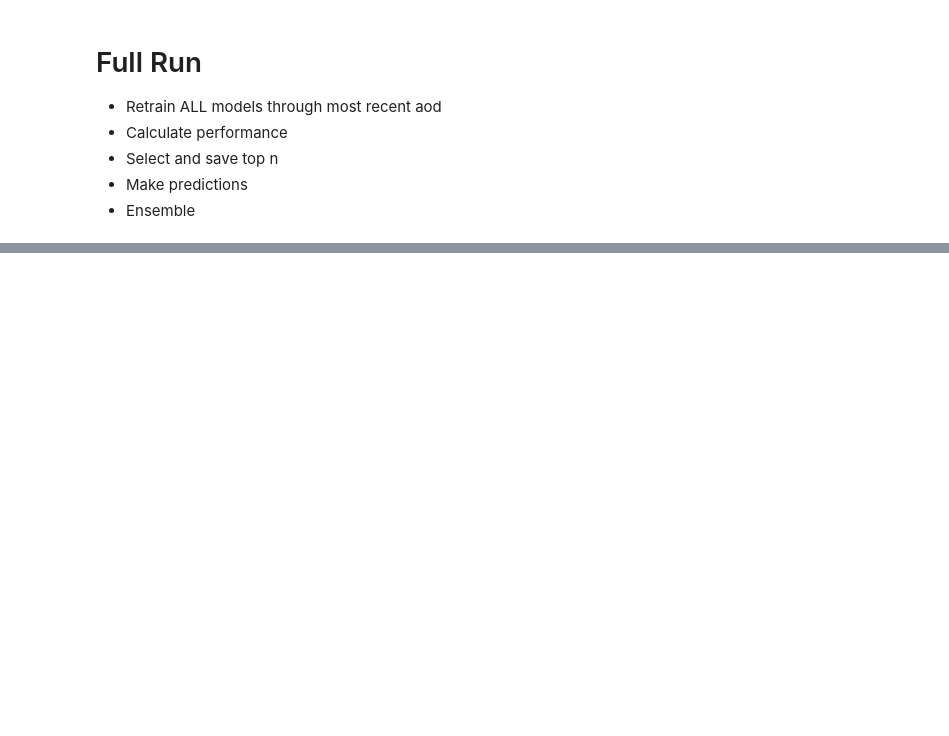
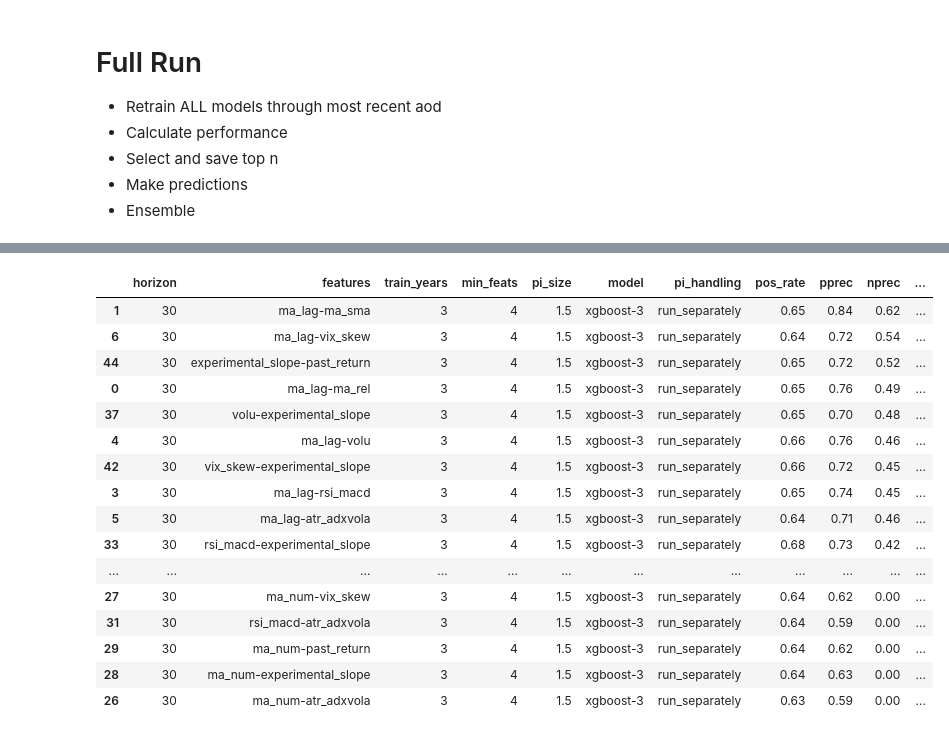
Before and after one commit to bchase17/Stocks, a Jupyter notebook: deployment.ipynb, the cells around one changed output, grey strips where cells are left out. Saved outputs shown, nothing was run; the diff lists cells and outputs as text; code cells hidden in the pictures; blank space fills up the shorter version.

```diff
--- a/deployment.ipynb
+++ b/deployment.ipynb
@@ -371,0 +374,23 @@ Running new predictions for horizon 30 | run_separately
+# %%
+composite_score['pos_edge'] = (composite_score['pprec'] - composite_score['pos_rate']).round(2)
+composite_score['neg_edge'] = (composite_score['nprec'] - (1 - composite_score['pos_rate'])).round(2)
+
+composite_score[grain_cols + ['pos_rate', 'pprec', 'nprec', 'pos_edge', 'neg_edge']].sort_values(by='neg_edge', ascending=False)
+# %% [output]
+|  | horizon | features | train_years | min_feats | pi_size | model | pi_handling | pos_rate | pprec | nprec | ... |
+| 1 | 30 | ma_lag-ma_sma | 3 | 4 | 1.5 | xgboost-3 | run_separately | 0.65 | 0.84 | 0.62 | ... |
+| 6 | 30 | ma_lag-vix_skew | 3 | 4 | 1.5 | xgboost-3 | run_separately | 0.64 | 0.72 | 0.54 | ... |
+| 44 | 30 | experimental_slope-past_return | 3 | 4 | 1.5 | xgboost-3 | run_separately | 0.65 | 0.72 | 0.52 | ... |
+| 0 | 30 | ma_lag-ma_rel | 3 | 4 | 1.5 | xgboost-3 | run_separately | 0.65 | 0.76 | 0.49 | ... |
+| 37 | 30 | volu-experimental_slope | 3 | 4 | 1.5 | xgboost-3 | run_separately | 0.65 | 0.70 | 0.48 | ... |
+| 4 | 30 | ma_lag-volu | 3 | 4 | 1.5 | xgboost-3 | run_separately | 0.66 | 0.76 | 0.46 | ... |
+| 42 | 30 | vix_skew-experimental_slope | 3 | 4 | 1.5 | xgboost-3 | run_separately | 0.66 | 0.72 | 0.45 | ... |
+| 3 | 30 | ma_lag-rsi_macd | 3 | 4 | 1.5 | xgboost-3 | run_separately | 0.65 | 0.74 | 0.45 | ... |
+| 5 | 30 | ma_lag-atr_adxvola | 3 | 4 | 1.5 | xgboost-3 | run_separately | 0.64 | 0.71 | 0.46 | ... |
+| 33 | 30 | rsi_macd-experimental_slope | 3 | 4 | 1.5 | xgboost-3 | run_separately | 0.68 | 0.73 | 0.42 | ... |
+| ... | ... | ... | ... | ... | ... | ... | ... | ... | ... | ... | ... |
+| 27 | 30 | ma_num-vix_skew | 3 | 4 | 1.5 | xgboost-3 | run_separately | 0.64 | 0.62 | 0.00 | ... |
+| 31 | 30 | rsi_macd-atr_adxvola | 3 | 4 | 1.5 | xgboost-3 | run_separately | 0.64 | 0.59 | 0.00 | ... |
+| 29 | 30 | ma_num-past_return | 3 | 4 | 1.5 | xgboost-3 | run_separately | 0.64 | 0.62 | 0.00 | ... |
+| 28 | 30 | ma_num-experimental_slope | 3 | 4 | 1.5 | xgboost-3 | run_separately | 0.64 | 0.63 | 0.00 | ... |
+| 26 | 30 | ma_num-atr_adxvola | 3 | 4 | 1.5 | xgboost-3 | run_separately | 0.63 | 0.59 | 0.00 | ... |
```
Also changed, not shown: parts of 3 cells of this notebook.
